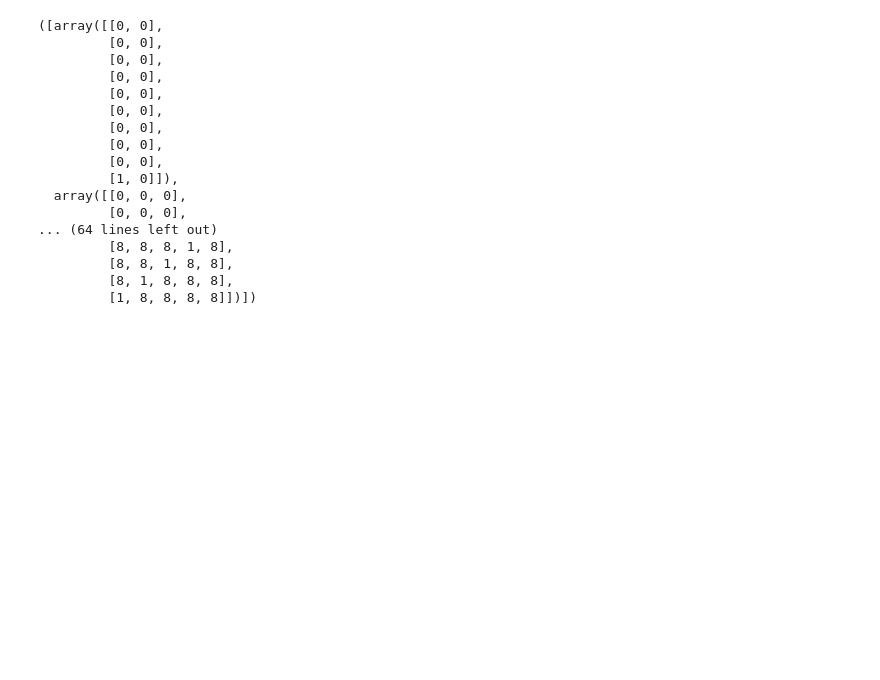
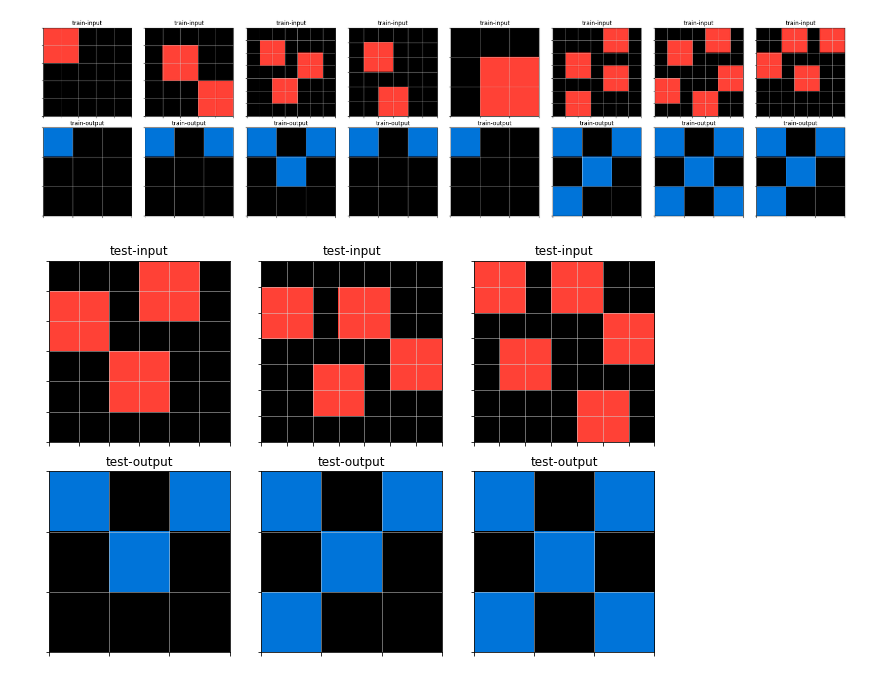
Before and after one commit to viyx/arc-nn, a Jupyter notebook: misc/plots.ipynb, the cells around one changed output. Saved outputs shown, nothing was run; the diff lists cells and outputs as text; code cells hidden in the pictures; blank space fills up the shorter version.

Commit message:
pass unit tests, refactoring datasets' modules

```diff
--- a/misc/plots.ipynb
+++ b/misc/plots.ipynb
@@ -16,21 +0,0 @@ arc_ds.plot(1)
-# %%
-import torchvision
-torchvision.transforms.functional.hflip()
-# %% [output]
-([array([[0, 0],
-         [0, 0],
-         [0, 0],
-         [0, 0],
-         [0, 0],
-         [0, 0],
-         [0, 0],
-         [0, 0],
-         [0, 0],
-         [1, 0]]),
-  array([[0, 0, 0],
-         [0, 0, 0],
-... (64 lines left out)
-         [8, 8, 8, 1, 8],
-         [8, 8, 1, 8, 8],
-         [8, 1, 8, 8, 8],
-         [1, 8, 8, 8, 8]])])
@@ -36,0 +13,10 @@ torchvision.transforms.functional.hflip()
+# %%
+task = '../datasets/data/training/ff28f65a.json'
+arc = ARCDataset(data_folder='../datasets/data')
+tr = ColorPermutation(max_colors=10, limit=10)
+arc_tr = ARCDataset(tasks=[task], transforms=[tr])
+# %%
+ plot_task(arc[task])
+# %% [output]
+[figure, added]
+[figure, added]
```
Also changed, not shown: parts of 11 cells of this notebook, 14 other files.
